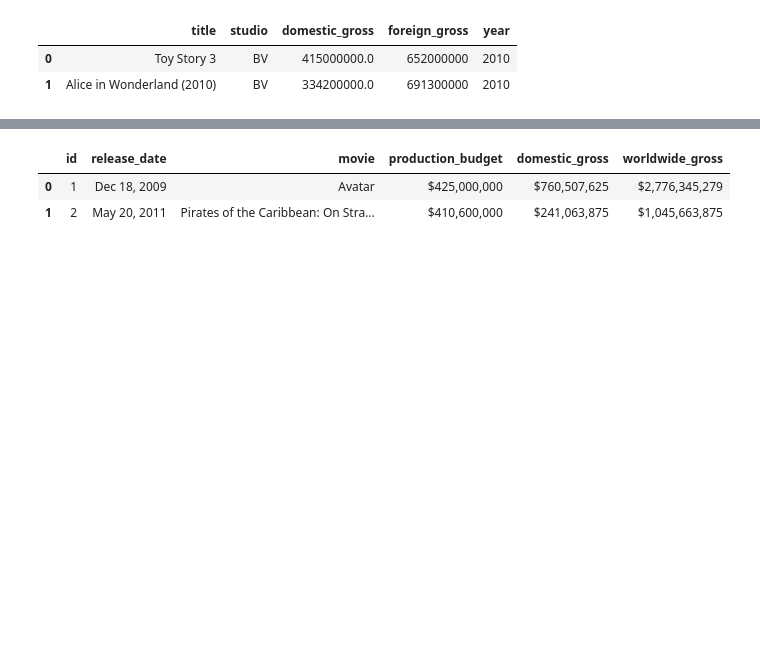
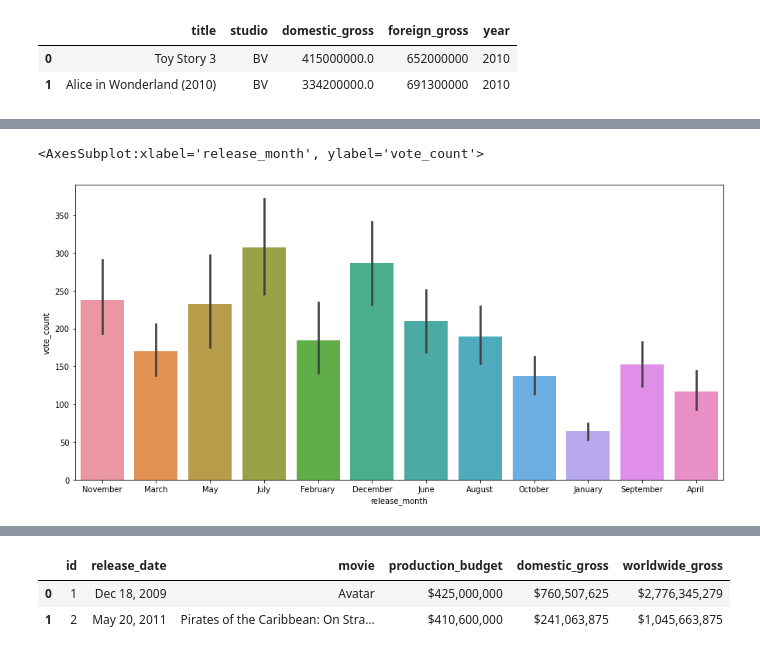
Before and after one commit to nkevin90/Phase-1-Project, a Jupyter notebook: student.ipynb, the cells around one changed output, grey strips where cells are left out. Saved outputs shown, nothing was run; the diff lists cells and outputs as text; code cells hidden in the pictures; blank space fills up the shorter version.

Commit message:
Data Cleaning 90% done

```diff
--- a/student.ipynb
+++ b/student.ipynb
@@ -69,0 +144,6 @@ grossBom.head(2)
+# %%
+#converting foreign_gross into int type
+try:
+    grossBom['foreign_gross']=grossBom['foreign_gross'].astype(float)
+except Exception as error:
+    print(error)
@@ -80,0 +323,3 @@ tmdb.head(2)
+# %%
+tmdb = tmdb.drop_duplicates(subset = ['genre_ids', 'id','original_title']).reset_index(drop = True)
+tmdb.duplicated().any()
@@ -80,0 +349,8 @@ tmdb.head(2)
+# %%
+#convert release_date data type to date
+try:
+    tmdb['release_date']=pd.to_datetime(tmdb['release_date'])
+    tmdb['release_month']= tmdb['release_date'].dt.month_name()
+    tmdb['release_year']= tmdb['release_date'].dt.year
+except Exception as error:
+    print(error)
@@ -80,0 +366,6 @@ tmdb.head(2)
+# %%
+fig, ax=plt.subplots(figsize=(15,7))
+sns.barplot(data=tmdb, y='vote_count', x='release_month')
+# %% [output]
+<AxesSubplot:xlabel='release_month', ylabel='vote_count'>
+[figure, added]
```
Also changed, not shown: parts of 68 cells of this notebook.
